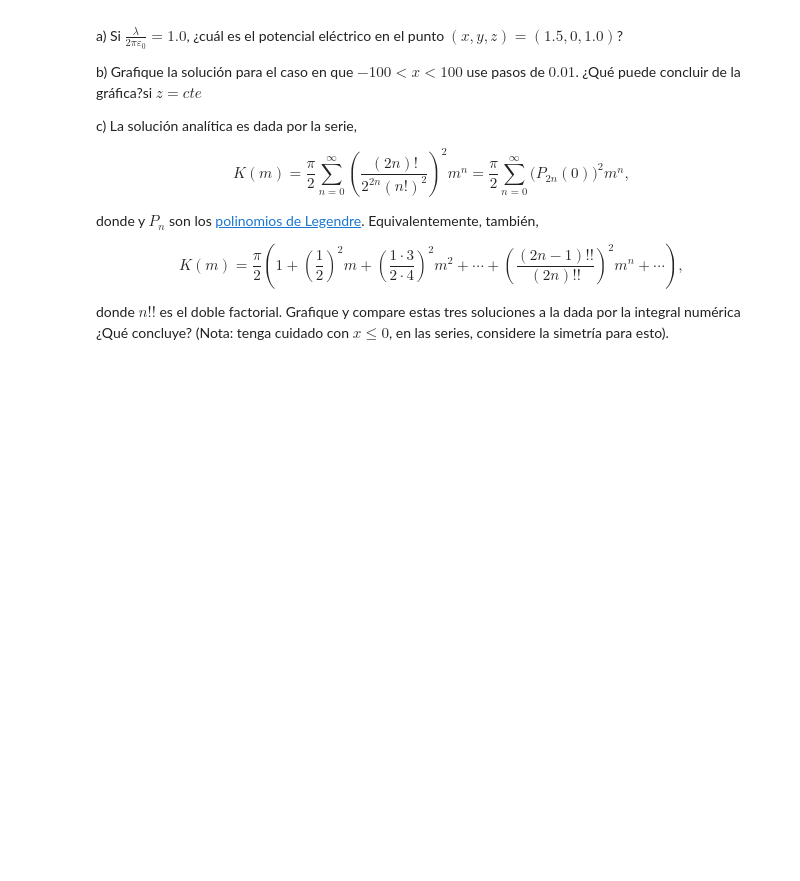
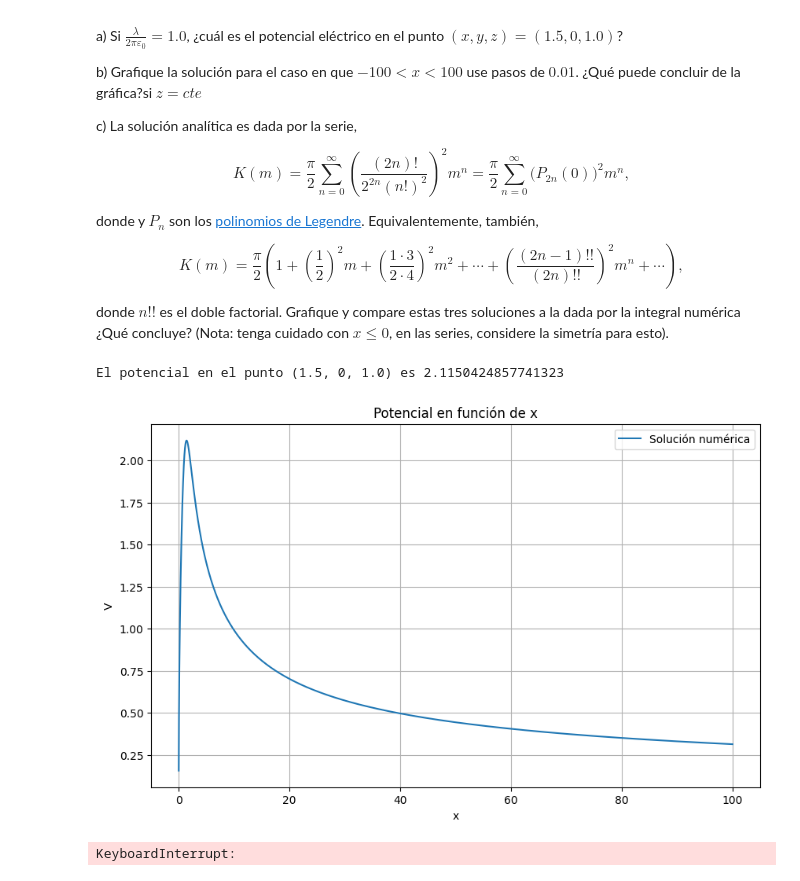
Before and after one commit to estivengrx/computational_methods_physics_astronomy, a Jupyter notebook: Workshops/Taller_05_EstivenCastrillon.ipynb, the cells around one changed output. Cells and saved outputs as stored; diff of their text form; code cells hidden in the pictures; blank space fills up the shorter version.

```diff
--- a/Workshops/Taller_05_EstivenCastrillon.ipynb
+++ b/Workshops/Taller_05_EstivenCastrillon.ipynb
@@ -224,3 +232,61 @@ donde y $P_n$ son los [polinomios de Legendre](#MATERIAL_COMPLEMENTARIO). Equiva
 $$K(m)={\frac {\pi }{2}}\left(1+\left({\frac {1}{2}}\right)^{2}m+\left({\frac {1\cdot 3}{2\cdot 4}}\right)^{2}m^{2}+\cdots +\left({\frac {\left(2n-1\right)!!}{\left(2n\right)!!}}\right)^{2}m^{n}+\cdots \right),$$
 
 donde $n!!$ es el doble factorial. Grafique y compare estas tres soluciones a la dada por la integral numérica ¿Qué concluye? (Nota: tenga cuidado con $x\leq 0$, en las series, considere la simetría para esto).
+# %%
+import numpy as np
+import matplotlib.pyplot as plt
+from scipy import integrate
+from scipy.special import legendre
+
+# Constantes
+a = 1.0
+lambda_2pi_epsilon0 = 1.0
+z = 1.0
+
+# Funciones
+def m(x):
+    return 2 / (1 + (z**2 + x**2 + a**2) / (2 * a * x))
+
+def K(m):
+    return integrate.quad(lambda phi: 1 / np.sqrt(1 - m * np.sin(phi)**2), 0, np.pi/2)[0]
+
+def V(x):
+    return lambda_2pi_epsilon0 * np.sqrt(a * m(x)) * K(m(x))
+
+def K_series(m, n_terms=100):
+    return np.pi/2 * np.sum([(legendre(2*n)(0))**2 * m**n for n in range(n_terms)])
+
+# a) Potencial en el punto (1.5, 0, 1.0)
+x_point = 1.5
+V_point = V(x_point)
+print(f'El potencial en el punto (1.5, 0, 1.0) es {V_point}')
+
+# b) Gráfica de la solución para -100 < x < 100
+x_values = np.linspace(-100, 100, 20000)
+V_values = np.array([V(x) for x in x_values])
+
+plt.figure(figsize=(10, 6))
+plt.plot(x_values, V_values, label='Solución numérica')
+plt.title('Potencial en función de x')
+plt.xlabel('x')
+plt.ylabel('V')
+plt.grid(True)
+plt.legend()
+plt.show()
+
+# c) Comparación con la solución analítica
+V_series_values = np.array([K_series(m(x)) for x in x_values])
+
+plt.figure(figsize=(10, 6))
+plt.plot(x_values, V_values, label='Solución numérica')
+plt.plot(x_values, V_series_values, label='Solución analítica', linestyle='--')
+plt.title('Comparación de soluciones')
+plt.xlabel('x')
+plt.ylabel('V')
+plt.grid(True)
+plt.legend()
+plt.show()
+# %% [output]
+El potencial en el punto (1.5, 0, 1.0) es 2.1150424857741323
+[figure, added]
+KeyboardInterrupt:
```
Also changed, not shown: parts of 10 cells of this notebook.
